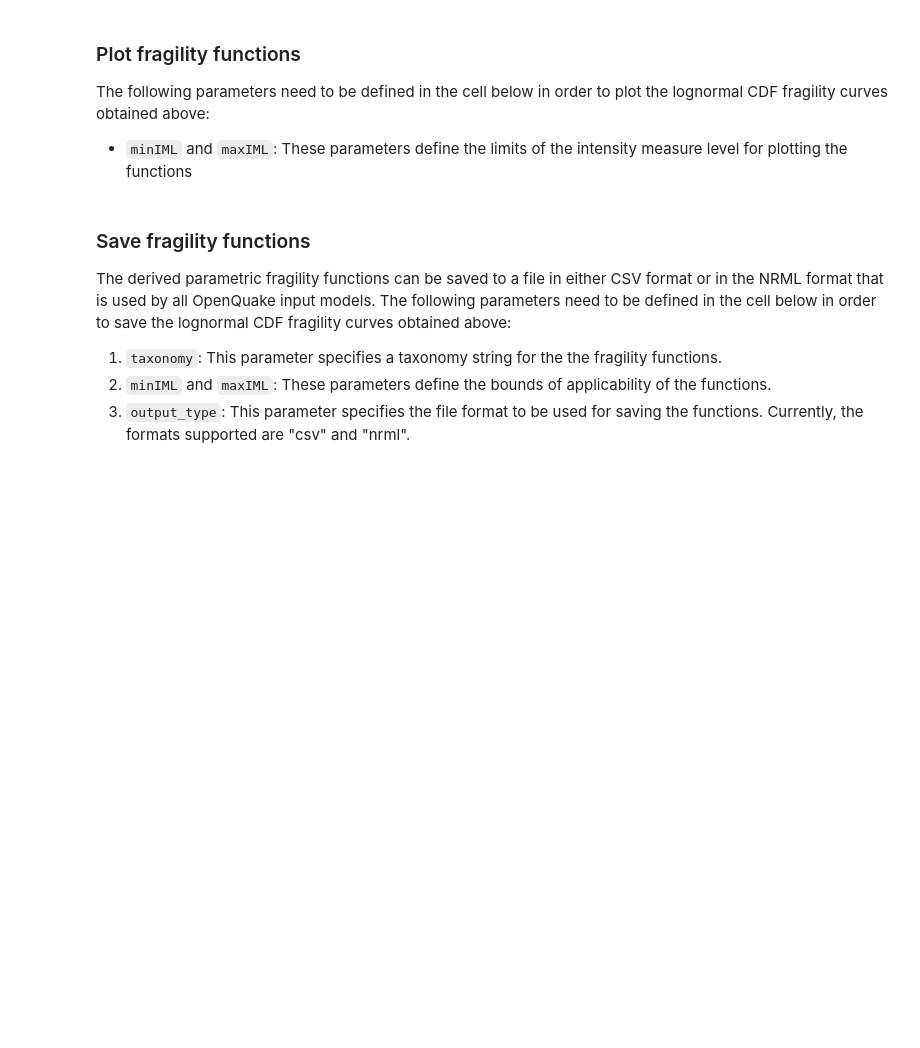
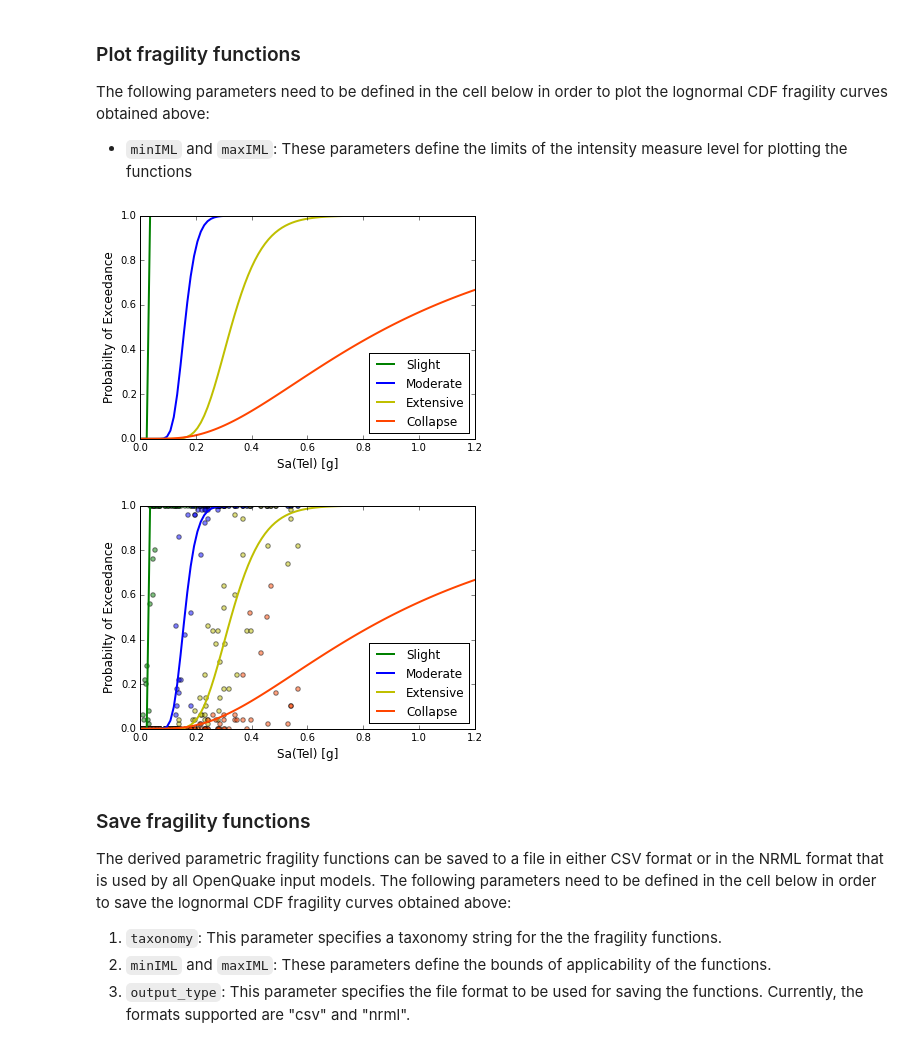
Before and after one commit to GEMScienceTools/rmtk, a Jupyter notebook: rmtk/vulnerability/derivation_fragility/NLTHA_on_SDOF/NLTHA_on_SDOF.ipynb, the cells around one changed output. Drawn from its saved outputs; the diff is of its cells as text; code cells hidden in the pictures; blank space fills up the shorter version.

```diff
--- a/rmtk/vulnerability/derivation_fragility/NLTHA_on_SDOF/NLTHA_on_SDOF.ipynb
+++ b/rmtk/vulnerability/derivation_fragility/NLTHA_on_SDOF/NLTHA_on_SDOF.ipynb
@@ -74,13 +120,11 @@ The following parameters need to be defined in the cell below in order to fit lo
 1. `IMT`: This parameter specifies the intensity measure type to be used. Currently supported options are `"PGA"`, `"Sa"` and `"Sd"`.
 2. `T`: This parameter defines the time period of the fundamental mode of vibration of the structure.
 3. `regression_method`: This parameter defines the regression method to be used for estimating the parameters of the fragility functions. The valid options are "least squares" and "max likelihood".
-# %%
-IMT = "Sa"
-T = 1.5
-regression_method = "max likelihood"
 # %%
-fragility_model = utils.calculate_mean_fragility(gmrs, PDM, T, damping_ratio,
-                                                 IMT, damage_model, regression_method)
+IMT = "Sa"
+T = 1.2
+utils.export_IMLs_PDM(gmrs,T,PDM,damping_ratio,damage_model,'../../../../../rmtk_data/IMLs_PDM.csv')
+fragility_model = utils.calculate_mean_fragility(gmrs, PDM, T, damping_ratio,IMT, damage_model, regression_method)
 # %% [markdown]
 ### Plot fragility functions
 
@@ -93,3 +133,10 @@ utils.plot_fragility_model(fragility_model, minIML, maxIML)
+# %%
+minIML, maxIML = 0.0, 1.2
+utils.plot_fragility_model(fragility_model, minIML, maxIML)
+utils.plot_fragility_scatter(fragility_model, minIML, maxIML, PDM, gmrs, IMT, T, damping_ratio)
+# %% [output]
+[figure, added]
+[figure, added]
 # %% [markdown]
 ### Save fragility functions
 
```
Also changed, not shown: parts of 16 cells of this notebook, 30 other files.
